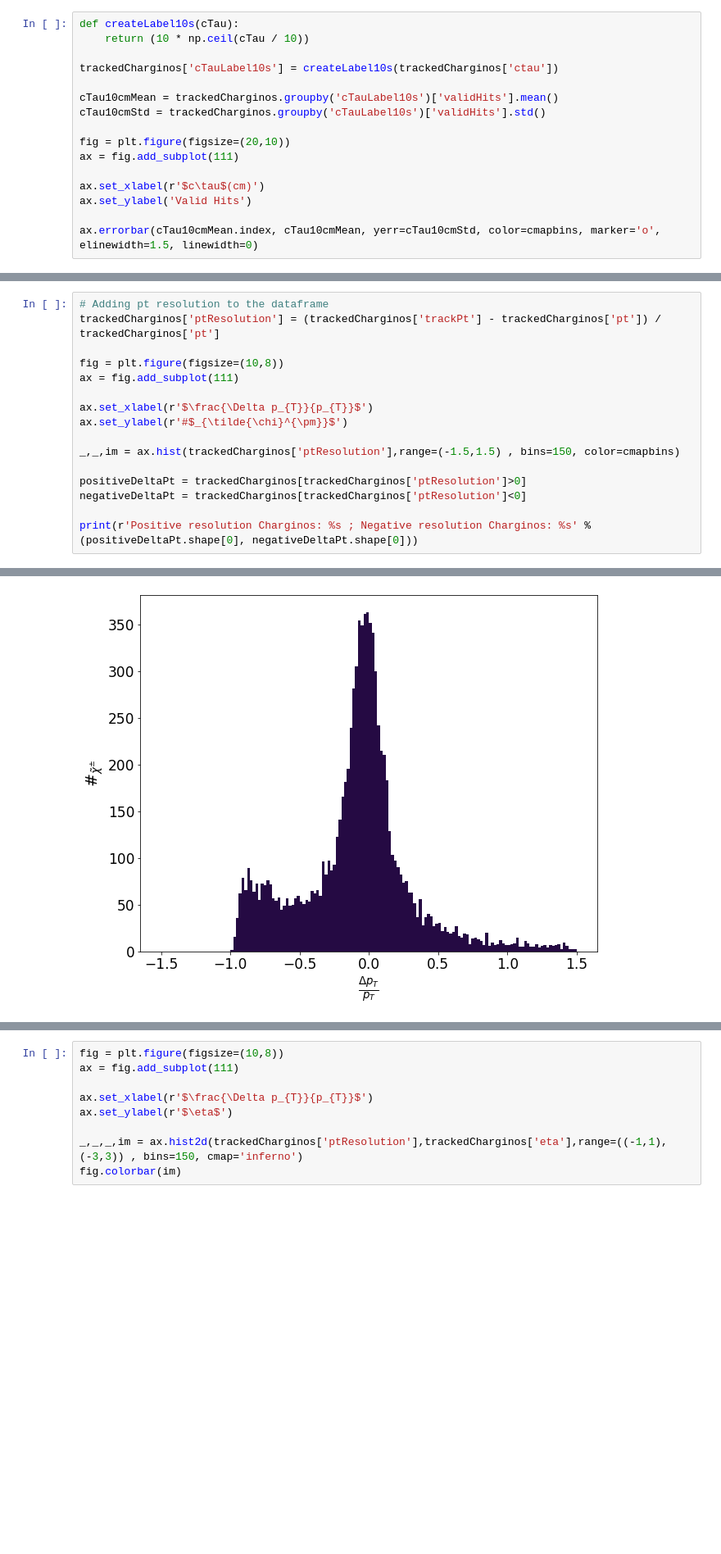
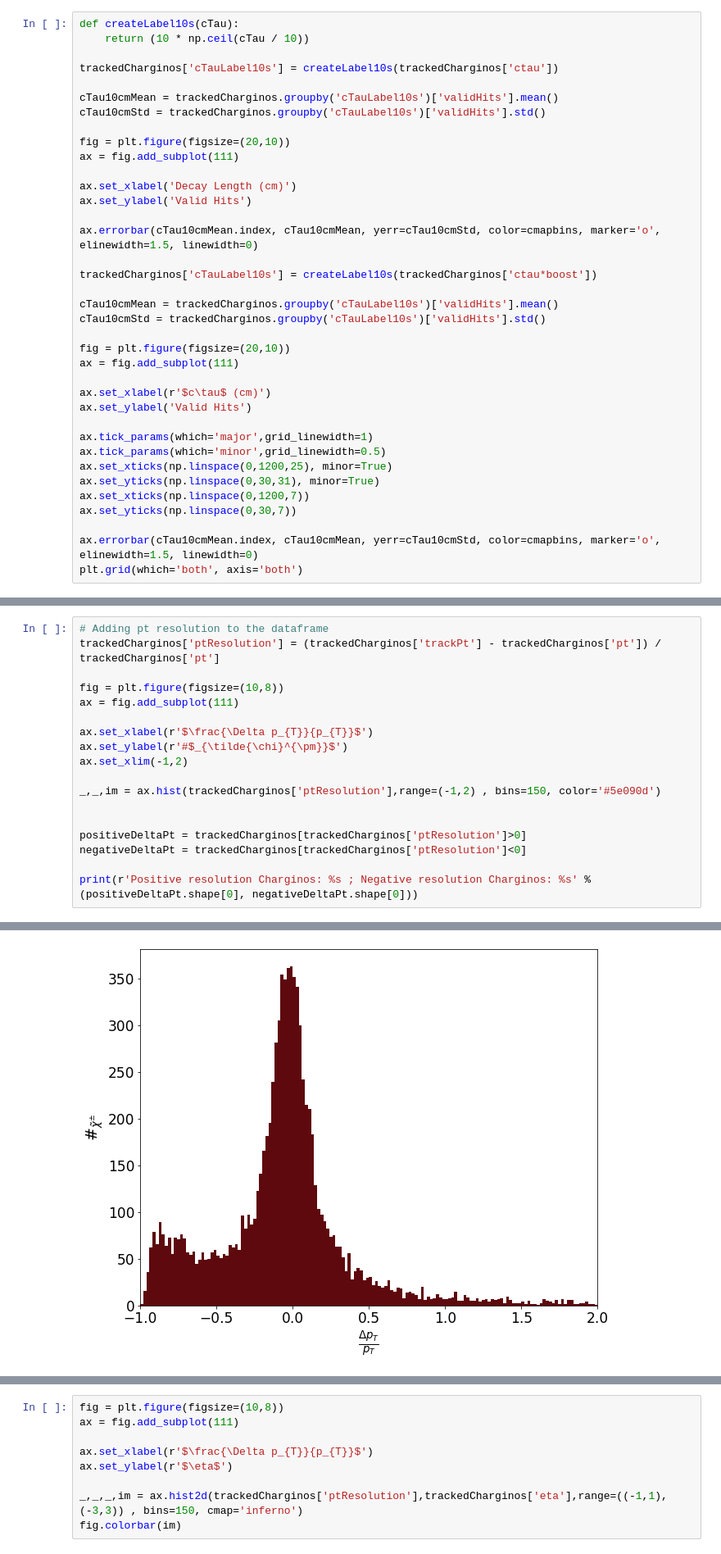
Before and after one commit to joaoboger/charginosAnalysis, a Jupyter notebook: charginosAnalysis.ipynb, the cells around one changed output, grey strips where cells are left out. Shown at 82% size. Cells and saved outputs as stored; diff of their text form; blank space fills up the shorter version.

```diff
--- a/charginosAnalysis.ipynb
+++ b/charginosAnalysis.ipynb
@@ -121,8 +123,29 @@ cTau10cmStd = trackedCharginos.groupby('cTauLabel10s')['validHits'].std()
 fig = plt.figure(figsize=(20,10))
 ax = fig.add_subplot(111)
 
-ax.set_xlabel(r'$c\tau$(cm)')
+ax.set_xlabel('Decay Length (cm)')
 ax.set_ylabel('Valid Hits')
 
 ax.errorbar(cTau10cmMean.index, cTau10cmMean, yerr=cTau10cmStd, color=cmapbins, marker='o', elinewidth=1.5, linewidth=0)
+
+trackedCharginos['cTauLabel10s'] = createLabel10s(trackedCharginos['ctau*boost'])
+
+cTau10cmMean = trackedCharginos.groupby('cTauLabel10s')['validHits'].mean()
+cTau10cmStd = trackedCharginos.groupby('cTauLabel10s')['validHits'].std()
+
+fig = plt.figure(figsize=(20,10))
+ax = fig.add_subplot(111)
+
+ax.set_xlabel(r'$c\tau$ (cm)')
+ax.set_ylabel('Valid Hits')
+
+ax.tick_params(which='major',grid_linewidth=1)
+ax.tick_params(which='minor',grid_linewidth=0.5)
+ax.set_xticks(np.linspace(0,1200,25), minor=True)
+ax.set_yticks(np.linspace(0,30,31), minor=True)
+ax.set_xticks(np.linspace(0,1200,7))
+ax.set_yticks(np.linspace(0,30,7))
+
+ax.errorbar(cTau10cmMean.index, cTau10cmMean, yerr=cTau10cmStd, color=cmapbins, marker='o', elinewidth=1.5, linewidth=0)
+plt.grid(which='both', axis='both')
 # %% [output]
@@ -131,22 +154,24 @@ ax.errorbar(cTau10cmMean.index, cTau10cmMean, yerr=cTau10cmStd, color=cmapbins,
 # %%
 # Adding pt resolution to the dataframe
 trackedCharginos['ptResolution'] = (trackedCharginos['trackPt'] - trackedCharginos['pt']) / trackedCharginos['pt']
 
 fig = plt.figure(figsize=(10,8))
 ax = fig.add_subplot(111)
 
 ax.set_xlabel(r'$\frac{\Delta p_{T}}{p_{T}}$')
 ax.set_ylabel(r'#$_{\tilde{\chi}^{\pm}}$')
+ax.set_xlim(-1,2)
 
-_,_,im = ax.hist(trackedCharginos['ptResolution'],range=(-1.5,1.5) , bins=150, color=cmapbins)
+_,_,im = ax.hist(trackedCharginos['ptResolution'],range=(-1,2) , bins=150, color='#5e090d')
+
 
 positiveDeltaPt = trackedCharginos[trackedCharginos['ptResolution']>0]
 negativeDeltaPt = trackedCharginos[trackedCharginos['ptResolution']<0]
 
 print(r'Positive resolution Charginos: %s ; Negative resolution Charginos: %s' % (positiveDeltaPt.shape[0], negativeDeltaPt.shape[0]))
 # %% [output]
 Positive resolution Charginos: 4004 ; Negative resolution Charginos: 5424
-[figure, old version]
+[figure, new version]
 # %%
 fig = plt.figure(figsize=(20,8))
 xrange = 1
```
Also changed, not shown: parts of 11 cells of this notebook, 13 other files.
